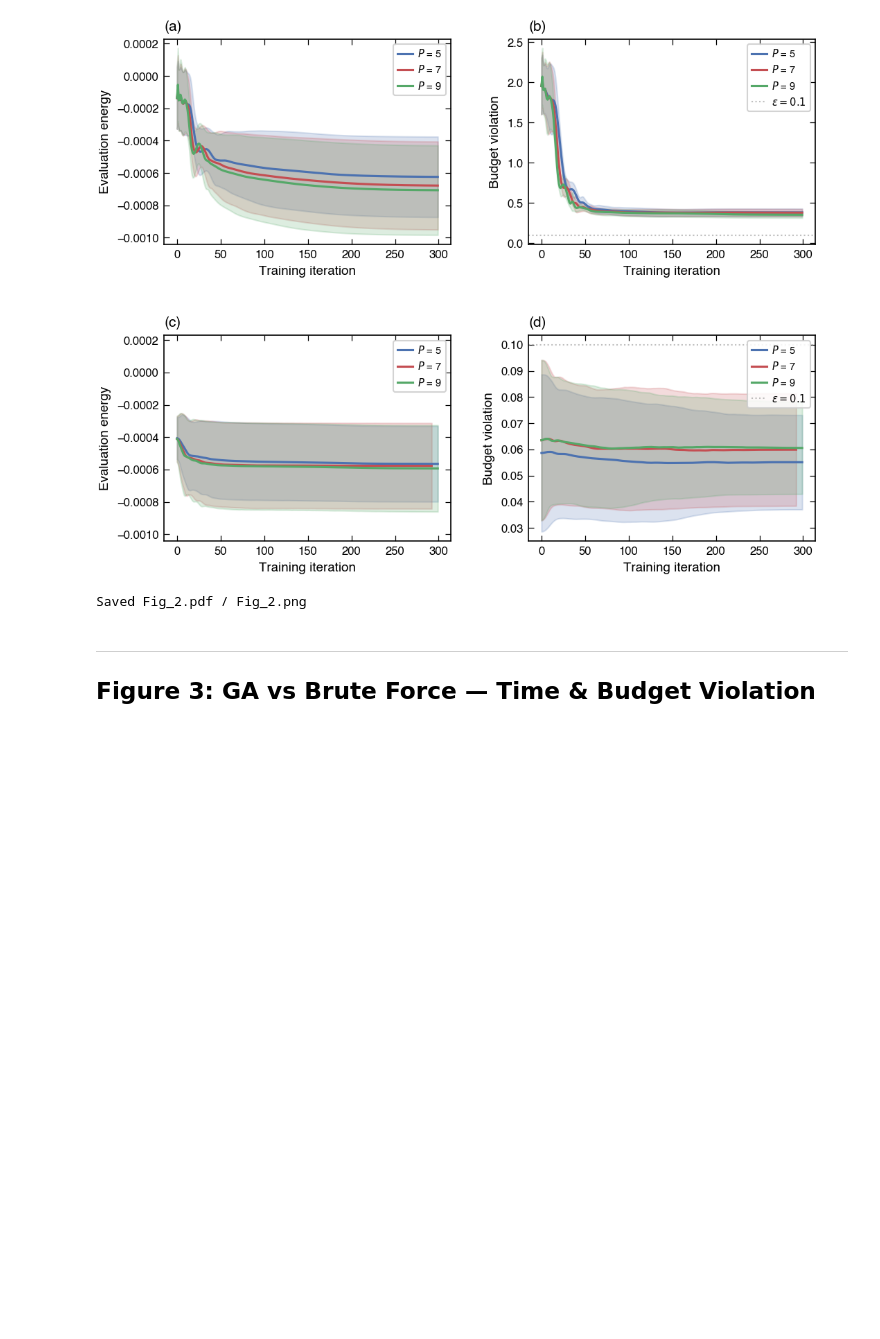
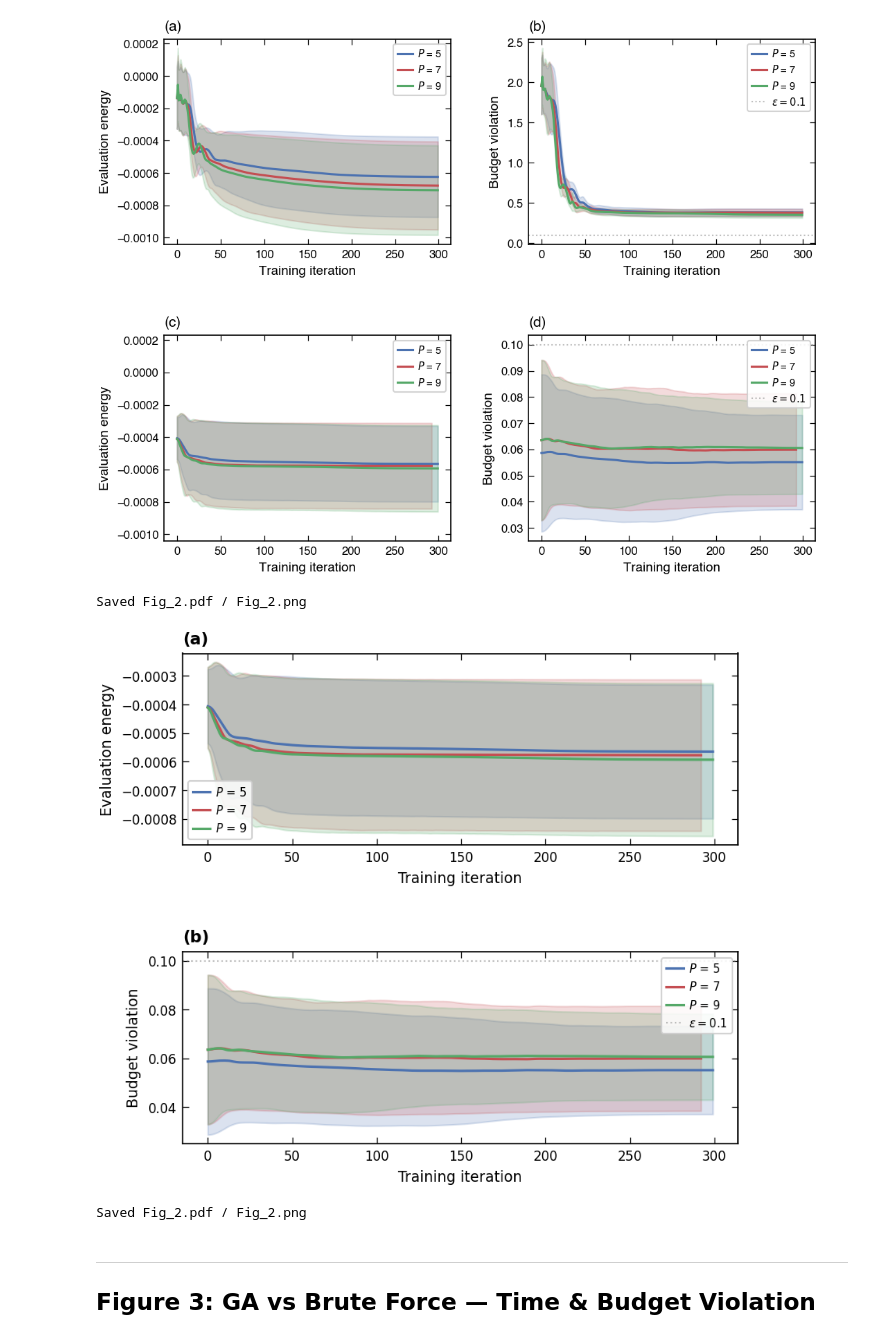
Before and after one commit to AndewNN/Quantum_Computing, a Jupyter notebook: CUDA/plot_publication.ipynb, the cells around one changed output. Cells and saved outputs as stored; diff of their text form; code cells hidden in the pictures; blank space fills up the shorter version.

```diff
--- a/CUDA/plot_publication.ipynb
+++ b/CUDA/plot_publication.ipynb
@@ -570,6 +575,79 @@ print('Saved Fig_2.pdf / Fig_2.png')
 # %% [output]
 [figure]
 Saved Fig_2.pdf / Fig_2.png
+# %%
+n_rows = len(loss_plot_mixers)
+fig, axes = plt.subplots(2, 1, figsize=(FIG_DOUBLE*0.8, 5.0),
+                         squeeze=False)
+
+obj_loss = {k: [x.copy() for x in v] for k, v in data_obj_loss.items()}  # deep copy
+
+for row, mixer in enumerate(loss_plot_mixers):
+    lam_use = loss_plot_lambda if mixer == 'X' else 1.0
+
+    for ci, lv in enumerate(plot_layers):
+        key = (mixer, lam_use, loss_plot_q, plot_asset, lv)
+        if key not in obj_loss:
+            print(f'  No data for {key}'); continue
+
+        # pad to equal length
+        max_len = max(a.shape[0] for lst in obj_loss[key] for a in lst)
+        for lst in obj_loss[key]:
+            for j in range(len(lst)):
+                a = lst[j]
+                if a.shape[0] < max_len:
+                    pad = np.tile(a[-1], (max_len - a.shape[0], 1))
+                    lst[j] = np.vstack([a, pad])
+
+        arr = np.array(obj_loss[key]).squeeze(1)  # (n_exp, T, 2)
+
+        # mean +/- 1 STD
+        med = np.mean(arr, axis=0)
+        std = np.std(arr, axis=0)
+        lo  = med - std
+        hi  = med + std
+        t   = np.arange(med.shape[0])
+
+        c = LAYER_COLORS.get(lv, COLOR_CYCLE[ci])
+        lbl = f'$P$ = {lv}'
+
+        for col in range(2):
+            ax = axes[col, row]
+            # Shaded band (like reference figure)
+            ax.fill_between(t, lo[:, col], hi[:, col],
+                            color=c, alpha=0.20)
+            # Mean line on top
+            ax.plot(t, med[:, col], color=c, lw=LW, label=lbl)
+
+    # axis labels
+    for col, ylabel in enumerate(['Evaluation energy', 'Budget violation']):
+        ax = axes[col, row]
+        ax.set_xlabel('Training iteration')
+        ax.set_ylabel(ylabel)
+        panel = chr(ord('a') + 2 * row + col)
+        ax.set_title(f'({panel})', loc='left')
+        if col == 1:  # budget violation panel
+            ax.axhline(0.1, color='gray', ls=':', lw=1.0,
+                       alpha=0.5, label=r'$\varepsilon = 0.1$')
+        ax.legend(fontsize=7)
+
+# ---- Equalize y-axis ranges for evaluation energy (a)=(c) only ----
+# Budget violation panels (b) and (d) keep independent scales
+col = 0  # evaluation energy column
+ylims = [axes[col, row].get_ylim() for row in range(n_rows)]
+shared_lo = min(lo for lo, hi in ylims)
+shared_hi = max(hi for lo, hi in ylims)
+for row in range(n_rows):
+    axes[col, row].set_ylim(shared_lo, shared_hi)
+
+fig.tight_layout(w_pad=2.5, h_pad=3.0)
+fig.savefig('Fig_2.pdf')
+fig.savefig('Fig_2.png', dpi=600)
+plt.show()
+print('Saved Fig_2.pdf / Fig_2.png')
+# %% [output]
+[figure, added]
+Saved Fig_2.pdf / Fig_2.png
 # %% [markdown]
 ---
 ## Figure 3: GA vs Brute Force — Time & Budget Violation
```
Also changed, not shown: parts of 5 cells of this notebook.
